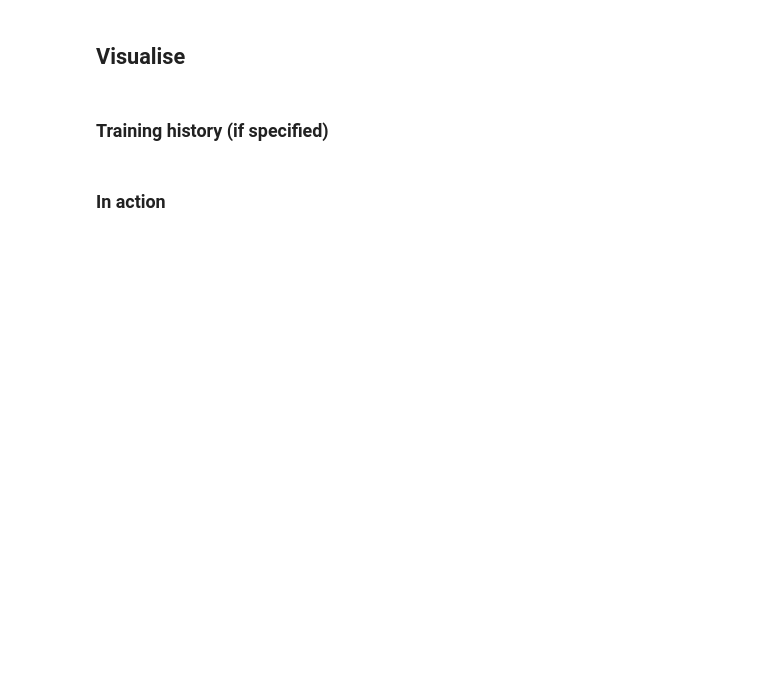
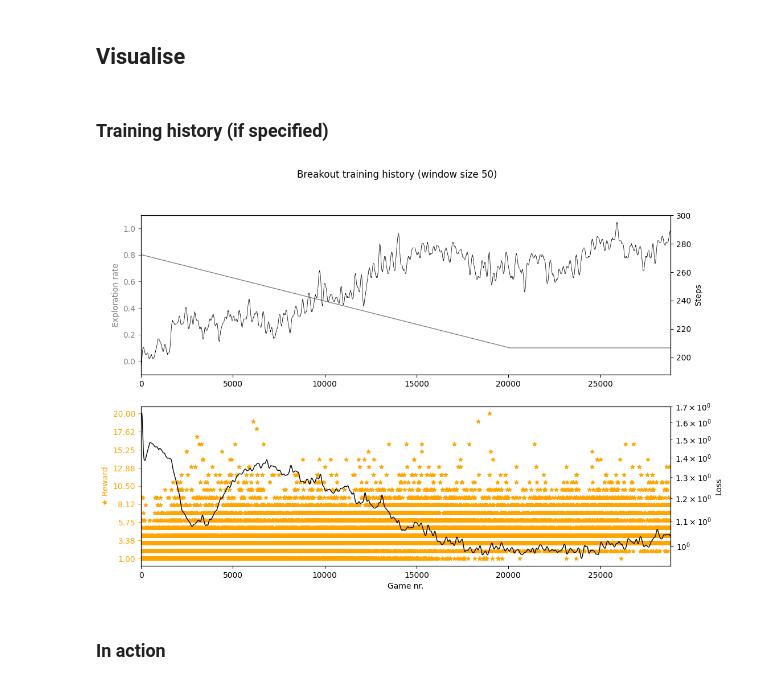
Before and after one commit to hallvardnmbu/reinforcement-learning, a Jupyter notebook: breakout/results/example.ipynb, the cells around one changed output. Drawn from its saved outputs; the diff is of its cells as text; code cells hidden in the pictures; blank space fills up the shorter version.

Commit message:
Breakout current results.

```diff
--- a/breakout/results/example.ipynb
+++ b/breakout/results/example.ipynb
@@ -4,8 +4,8 @@
 `WEIGHTS` : Path to the pre-trained weights
 `METRICS` : Path to the training history, or None
 # %%
-WEIGHTS = './output-2/weights-25000.pth'
-METRICS = './output-1/metrics.csv'
+WEIGHTS = './weights.pth'
+METRICS = './metrics.csv'
 # %%
 import sys
 import torch
@@ -53,9 +56,12 @@ environment.metadata["render_fps"] = 30
 # %% [markdown]
 ### Training history (if specified)
 # %%
-graph(METRICS, title="Breakout training history", window=100) if METRICS else None
+graph(METRICS, title="Breakout training history", window=50) if METRICS else None
 plt.savefig('./metrics.png') if METRICS else None
+
 plt.show() if METRICS else None
+# %% [output]
+[figure, added]
 # %% [markdown]
 ### In action
 # %%
```
Also changed, not shown: parts of 1 cell of this notebook, 5 other files.
